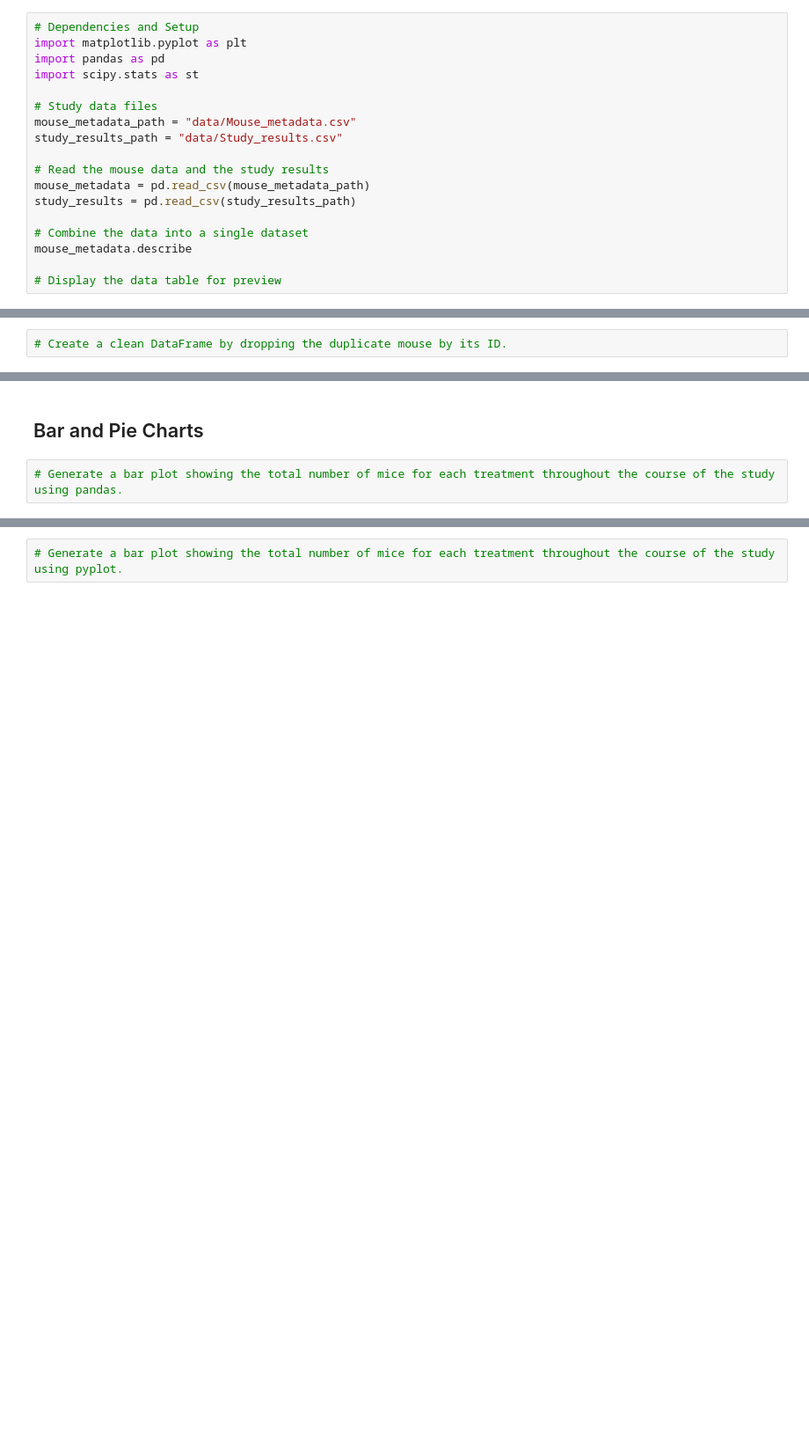
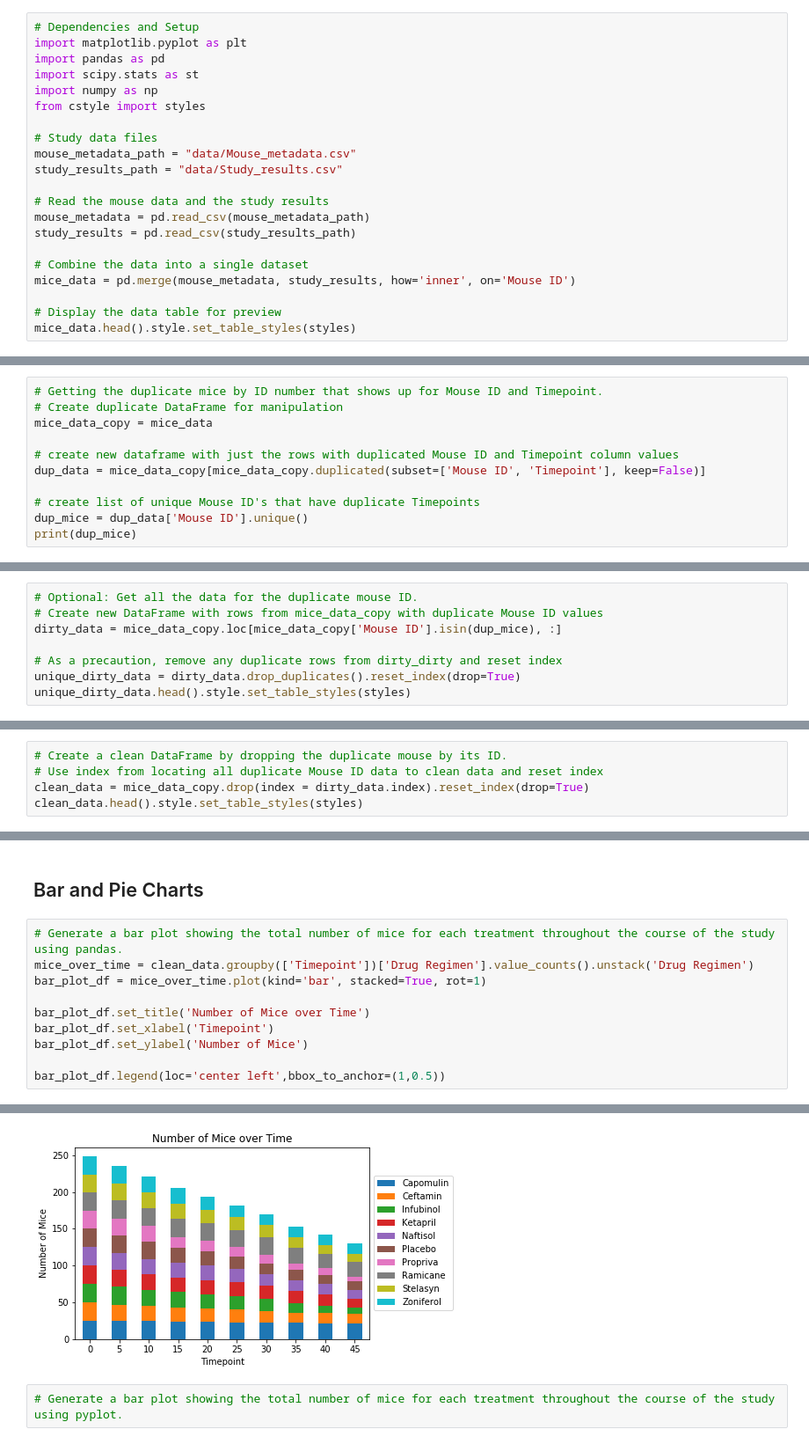
Before and after one commit to rahilanath/matplotlib-challenge, a Jupyter notebook: Pymaceuticals/pymaceuticals_starter.ipynb, the cells around one changed output, grey strips where cells are left out. Shown at 88% size. Cells and saved outputs as stored; diff of their text form; blank space fills up the shorter version.

```diff
--- a/Pymaceuticals/pymaceuticals_starter.ipynb
+++ b/Pymaceuticals/pymaceuticals_starter.ipynb
@@ -5,6 +11,8 @@
 import matplotlib.pyplot as plt
 import pandas as pd
 import scipy.stats as st
+import numpy as np
+from cstyle import styles
 
 # Study data files
 mouse_metadata_path = "data/Mouse_metadata.csv"
@@ -15,7 +23,8 @@ mouse_metadata = pd.read_csv(mouse_metadata_path)
 study_results = pd.read_csv(study_results_path)
 
 # Combine the data into a single dataset
-mouse_metadata.describe
+mice_data = pd.merge(mouse_metadata, study_results, how='inner', on='Mouse ID')
 
 # Display the data table for preview
+mice_data.head().style.set_table_styles(styles)
 # %% [output]
@@ -41,0 +43,11 @@ mouse_metadata.describe
+# %%
+# Getting the duplicate mice by ID number that shows up for Mouse ID and Timepoint.
+# Create duplicate DataFrame for manipulation
+mice_data_copy = mice_data
+
+# create new dataframe with just the rows with duplicated Mouse ID and Timepoint column values
+dup_data = mice_data_copy[mice_data_copy.duplicated(subset=['Mouse ID', 'Timepoint'], keep=False)]
+
+# create list of unique Mouse ID's that have duplicate Timepoints
+dup_mice = dup_data['Mouse ID'].unique()
+print(dup_mice)
@@ -41,0 +56,8 @@ mouse_metadata.describe
+# %%
+# Optional: Get all the data for the duplicate mouse ID.
+# Create new DataFrame with rows from mice_data_copy with duplicate Mouse ID values
+dirty_data = mice_data_copy.loc[mice_data_copy['Mouse ID'].isin(dup_mice), :]
+
+# As a precaution, remove any duplicate rows from dirty_dirty and reset index
+unique_dirty_data = dirty_data.drop_duplicates().reset_index(drop=True)
+unique_dirty_data.head().style.set_table_styles(styles)
@@ -42,2 +71,5 @@ mouse_metadata.describe
 # %%
 # Create a clean DataFrame by dropping the duplicate mouse by its ID.
+# Use index from locating all duplicate Mouse ID data to clean data and reset index
+clean_data = mice_data_copy.drop(index = dirty_data.index).reset_index(drop=True)
+clean_data.head().style.set_table_styles(styles)
@@ -57,3 +152,12 @@ mouse_metadata.describe
 ## Bar and Pie Charts
 # %%
 # Generate a bar plot showing the total number of mice for each treatment throughout the course of the study using pandas.
+mice_over_time = clean_data.groupby(['Timepoint'])['Drug Regimen'].value_counts().unstack('Drug Regimen')
+bar_plot_df = mice_over_time.plot(kind='bar', stacked=True, rot=1)
+
+bar_plot_df.set_title('Number of Mice over Time')
+bar_plot_df.set_xlabel('Timepoint')
+bar_plot_df.set_ylabel('Number of Mice')
+
+bar_plot_df.legend(loc='center left',bbox_to_anchor=(1,0.5))
+# %% [output]
@@ -60,2 +165,3 @@ mouse_metadata.describe
+[figure, added]
 # %%
 # Generate a bar plot showing the total number of mice for each treatment throughout the course of the study using pyplot.
```
Also changed, not shown: parts of 26 cells of this notebook, 2 other files.
